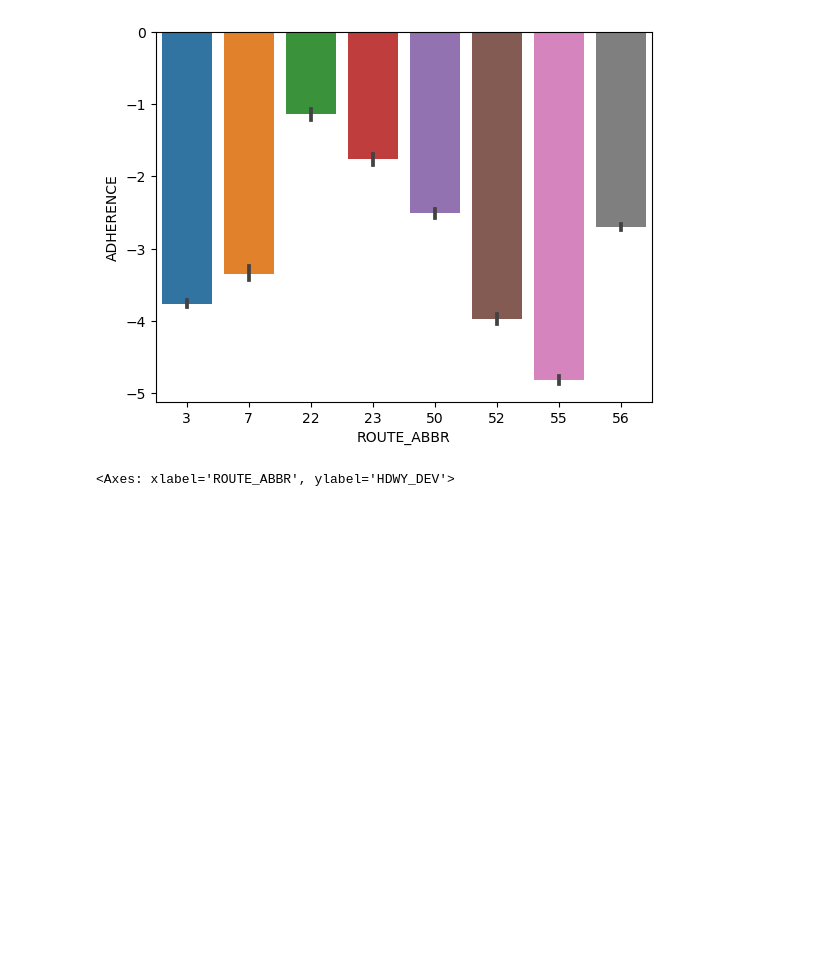
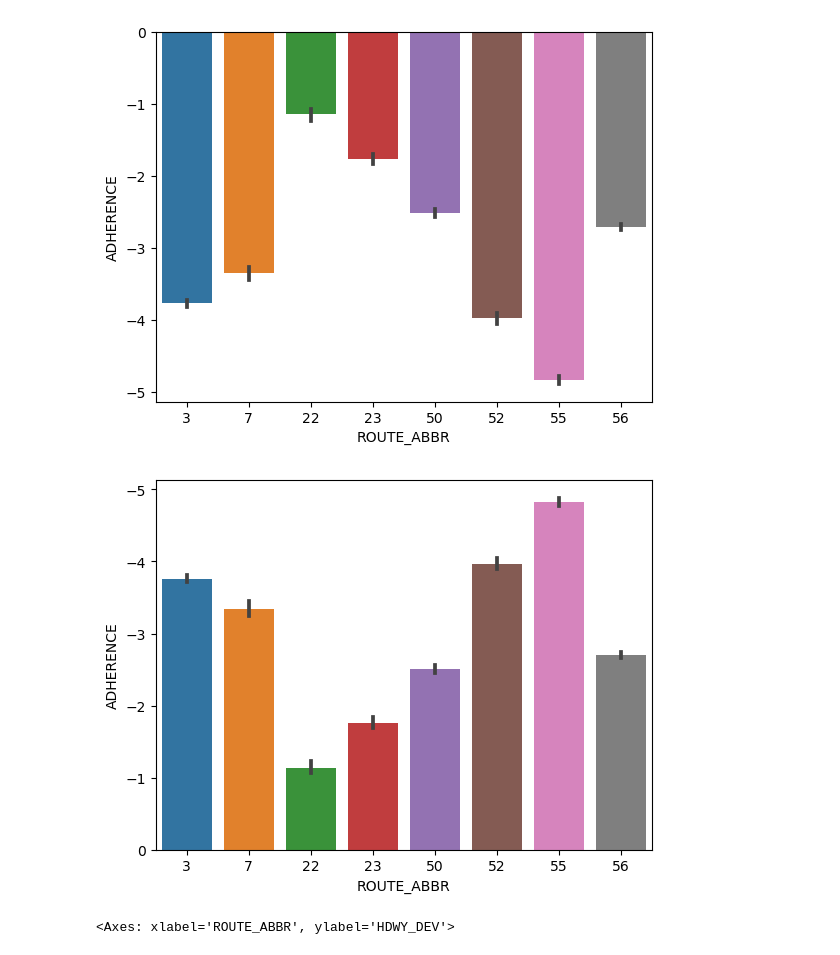
Before and after one commit to NSS-Data-Analytics-Cohort-12/wego-python-da12-javascript-express, a Jupyter notebook: notebooks/WeGo_javascript_express.ipynb, the cells around one changed output. Drawn from its saved outputs; the diff is of its cells as text; code cells hidden in the pictures; blank space fills up the shorter version.

```diff
--- a/notebooks/WeGo_javascript_express.ipynb
+++ b/notebooks/WeGo_javascript_express.ipynb
@@ -114,6 +114,12 @@ sns.barplot(x=wego['ROUTE_ABBR'], y=wego['ADHERENCE'])
 # %% [output]
 <Axes: xlabel='ROUTE_ABBR', ylabel='ADHERENCE'>
 [figure]
+# %%
+sns.barplot(x=wego['ROUTE_ABBR'], y=wego['ADHERENCE'])
+plt.gca().invert_yaxis()
+plt.show()
+# %% [output]
+[figure, added]
 # %%
 sns.barplot(x=wego['ROUTE_ABBR'], y=wego['HDWY_DEV']) #positive headway, gapping?
 # %% [output]
```
Also changed, not shown: parts of 15 cells of this notebook.
